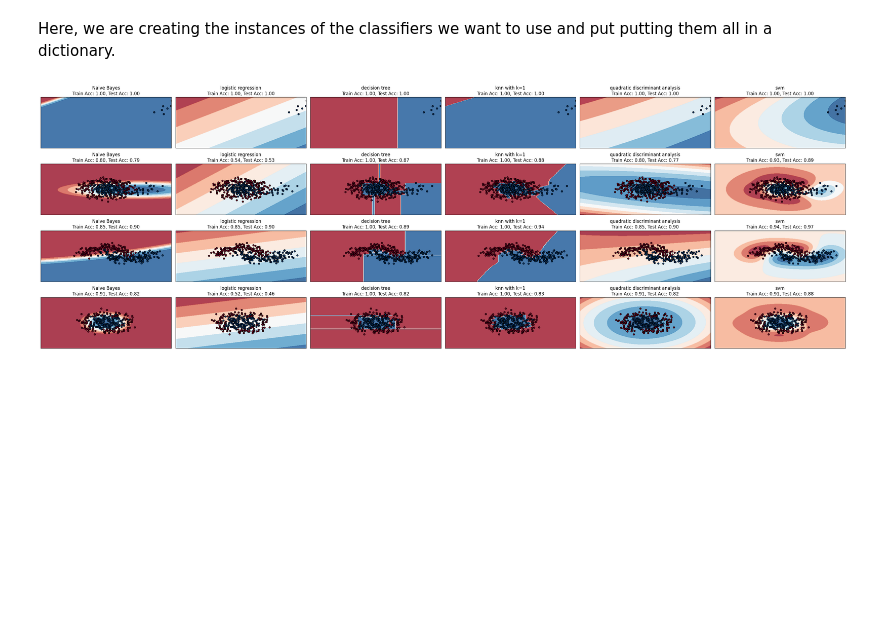
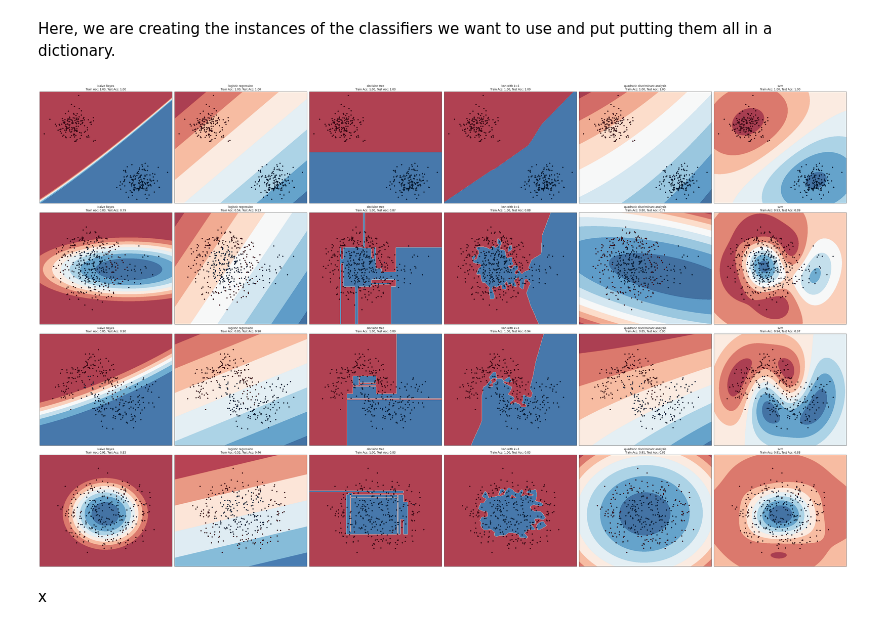
Before and after one commit to DataScienceAndEngineering/hw3p3-s24-comparison-of-ml-classification-algorithms-OluwaseunG, a Jupyter notebook: hw3p3.ipynb, the cells around one changed output. Cells and saved outputs as stored; diff of their text form; code cells hidden in the pictures; blank space fills up the shorter version.

```diff
--- a/hw3p3.ipynb
+++ b/hw3p3.ipynb
@@ -122,7 +122,7 @@ classifiers={"Naive Bayes": GaussianNB(), "logistic regression": LogisticRegress
 Here, we are creating the instances of the classifiers we want to use and put putting them all in a dictionary.
 # %%
 #creating plots
-fig=plt.figure(figsize=(30,10))
+fig=plt.figure(figsize=(50,30))
 i=1
 
 for dataset, (X,y) in enumerate(data_list):
@@ -130,39 +130,41 @@ for dataset, (X,y) in enumerate(data_list):
     X_train, X_test, y_train, y_test=train_test_split(X,y, test_size=0.3, random_state=42)
 
     #creating meshgrid
-    x_min, x_max=-3, 3
-    y_min, y_max=-3, 3
-    xx, yy=np.meshgrid(np.arange(x_min, x_max, 0.05), np.arange(y_min, y_max, 0.05))
+    x_min, x_max = X[:, 0].min() - 0.5, X[:, 0].max() + 0.5
+    y_min, y_max = X[:, 1].min() - 0.5, X[:, 1].max() + 0.5
+    xx, yy=np.meshgrid(np.arange(x_min, x_max, 0.02), np.arange(y_min, y_max, 0.02))
 
     for name, clf in classifiers.items():
         ax=plt.subplot(len(data_list), len(classifiers), i)
         clf.fit(X_train, y_train)
         training_score=clf.score(X_train, y_train)
         test_score=clf.score(X_test, y_test)
 
         #plot decision boundaries
         if hasattr(clf, "decision_function"):
             Z=clf.decision_function(np.c_[xx.ravel(),yy.ravel()])
         else:
             Z=clf.predict_proba(np.c_[xx.ravel(),yy.ravel()])[:, 1]
 
         Z=Z.reshape(xx.shape)
         ax.contourf(xx, yy, Z, cmap=plt.cm.RdBu, alpha=0.8)
 
         #plotting training points
         ax.scatter(X_train[:, 0], X_train[:,1], c=y_train, cmap=plt.cm.RdBu, s=20, edgecolors='k')
         ax.scatter(X_test[:, 0], X_test[:,1], c=y_test, cmap=plt.cm.RdBu, s=20, edgecolors='k')
 
         ax.set_xlim(xx.min(), xx.max())
         ax.set_ylim(yy.min(), yy.max())
         ax.set_title(f"{name}\nTrain Acc: {training_score:.2f}, Test Acc: {test_score:.2f}")
         ax.set_xticks(())
         ax.set_yticks(())
 
         i +=1
 
 
 plt.tight_layout()
 plt.show()
 # %% [output]
-[figure, old version]
+[figure, new version]
+# %% [markdown]
+x
```
Also changed, not shown: parts of 1 cell of this notebook.
